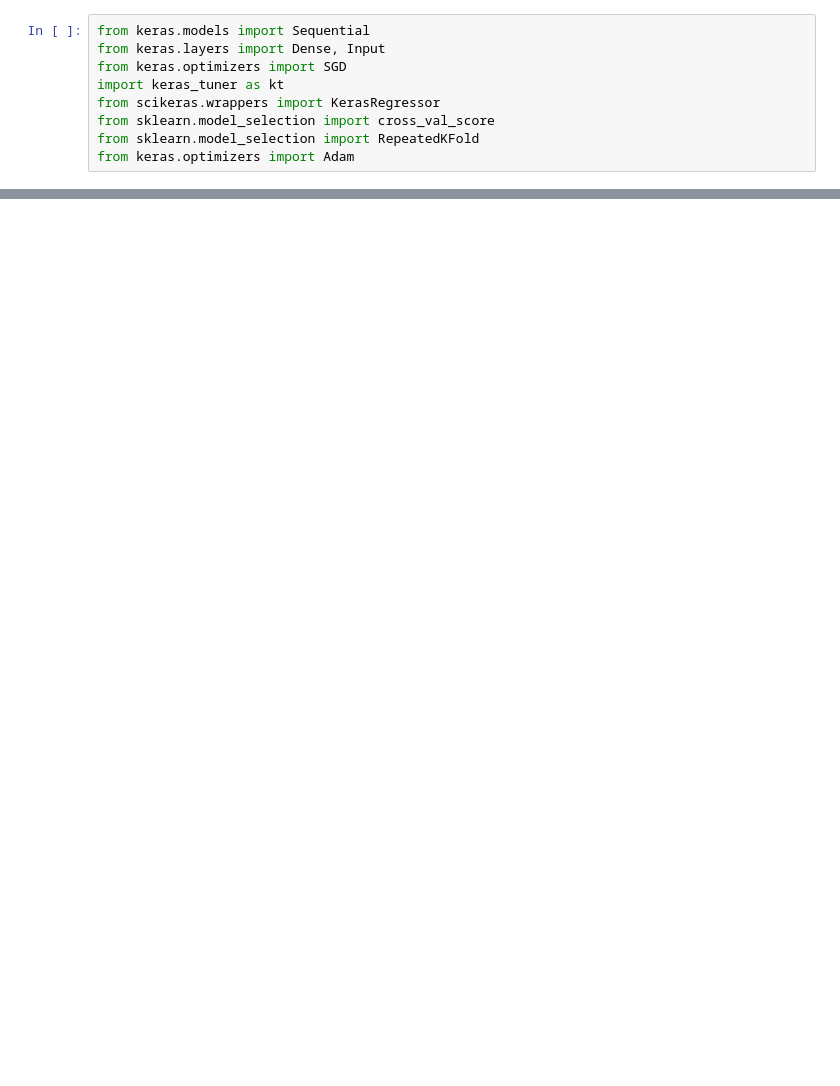
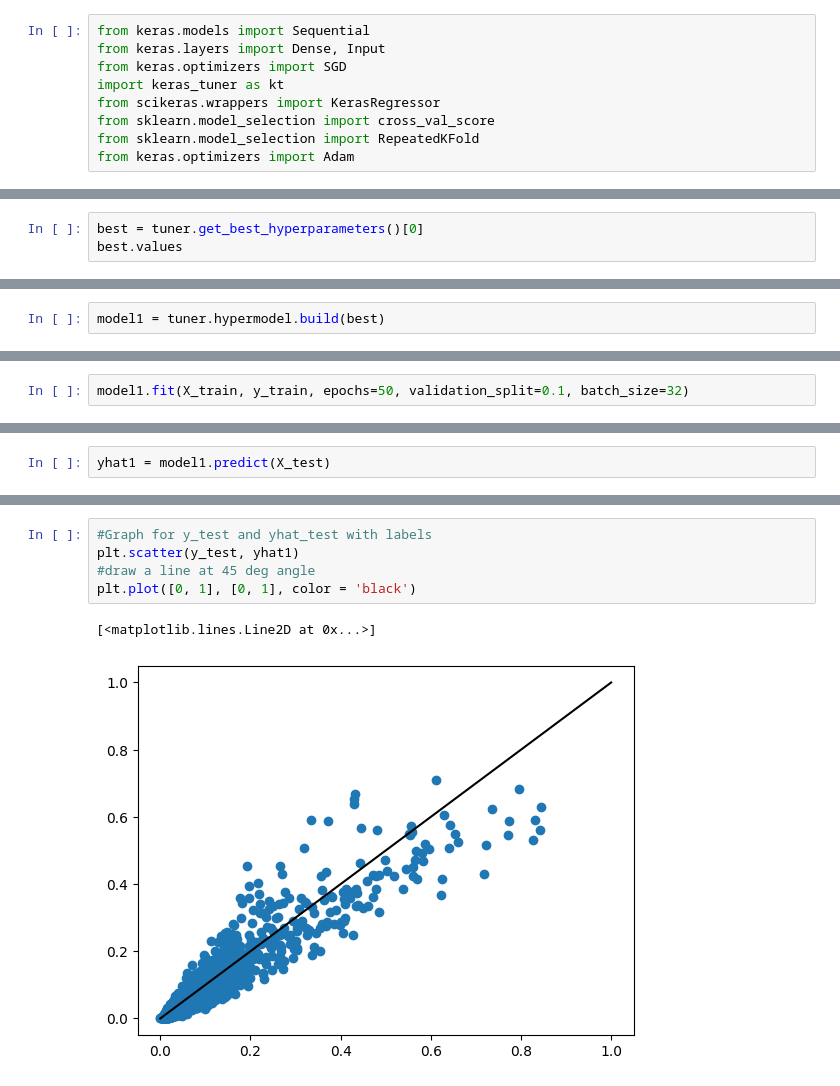
Before and after one commit to harshilxd/Asteroid-Feature-Prediction, a Jupyter notebook: source/Model2_Artificial_Neural_Net.ipynb, the cells around one changed output, grey strips where cells are left out. Cells and saved outputs as stored; diff of their text form; blank space fills up the shorter version.

Commit message:
NN Model testing

```diff
--- a/source/Model2_Artificial_Neural_Net.ipynb
+++ b/source/Model2_Artificial_Neural_Net.ipynb
@@ -198,0 +251,3 @@ Total elapsed time: 00h 11m 02s
+# %%
+best = tuner.get_best_hyperparameters()[0]
+best.values
@@ -198,0 +264,2 @@ Total elapsed time: 00h 11m 02s
+# %%
+model1 = tuner.hypermodel.build(best)
@@ -198,0 +288,2 @@ Total elapsed time: 00h 11m 02s
+# %%
+model1.fit(X_train, y_train, epochs=50, validation_split=0.1, batch_size=32)
@@ -198,0 +309,2 @@ Total elapsed time: 00h 11m 02s
+# %%
+yhat1 = model1.predict(X_test)
@@ -198,0 +339,8 @@ Total elapsed time: 00h 11m 02s
+# %%
+#Graph for y_test and yhat_test with labels
+plt.scatter(y_test, yhat1)
+#draw a line at 45 deg angle
+plt.plot([0, 1], [0, 1], color = 'black')
+# %% [output]
+[<matplotlib.lines.Line2D at 0x...>]
+[figure, added]
```
Also changed, not shown: parts of 20 cells of this notebook, 47 other files.
